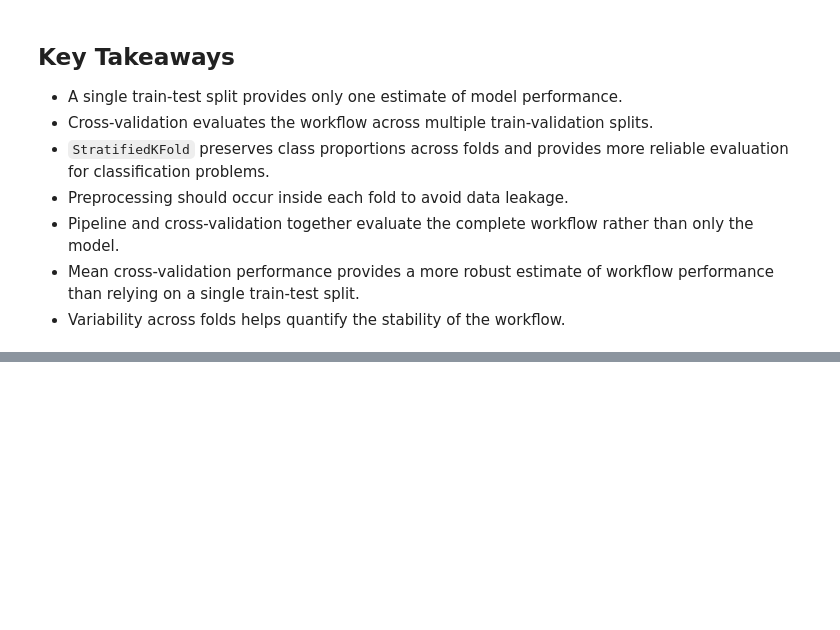
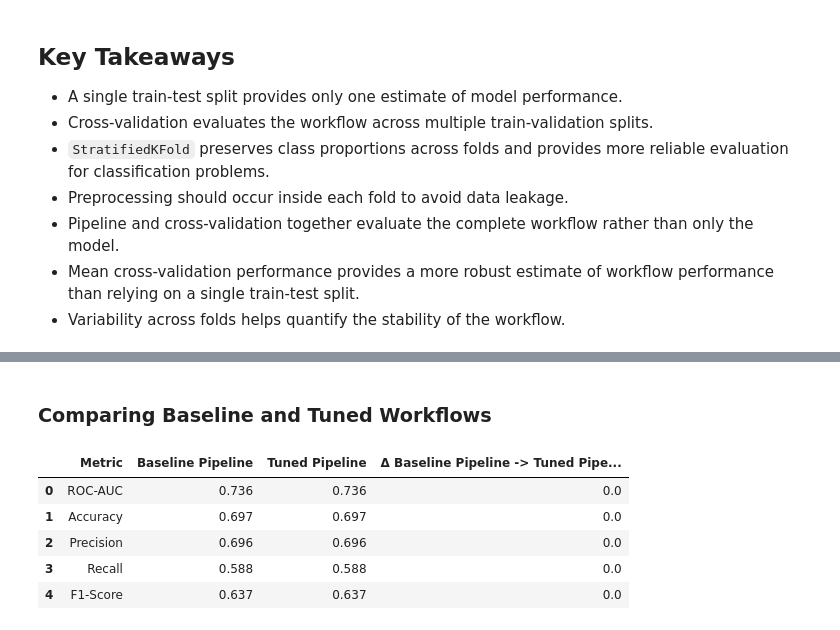
Before and after one commit to AmishaTiwari/ml-model-playbook, a Jupyter notebook: ml_pipelines/ml_pipelines.ipynb, the cells around one changed output, grey strips where cells are left out. Drawn from its saved outputs; the diff is of its cells as text; code cells hidden in the pictures; blank space fills up the shorter version.

```diff
--- a/ml_pipelines/ml_pipelines.ipynb
+++ b/ml_pipelines/ml_pipelines.ipynb
@@ -1108,0 +1242,9 @@ These practices can produce misleading performance estimates and unreliable mode
+# %%
+# Metrics
+lr_pipeline_best_metrics = evaluate_classification_model(
+    y_true=y_test,
+    y_pred=y_pred_lr_pipeline_best,
+    y_prob=y_prob_lr_pipeline_best
+)
+
+lr_pipeline_best_metrics
@@ -1108,0 +1268,19 @@ These practices can produce misleading performance estimates and unreliable mode
+# %% [markdown]
+### Comparing Baseline and Tuned Workflows
+# %%
+workflow_tuning_comparison = compare_classification_metrics(
+    metrics={
+        "Baseline Pipeline": lr_pipeline_baseline_metrics,
+        "Tuned Pipeline": lr_pipeline_best_metrics,
+    },
+    reference="Baseline Pipeline"
+)
+
+workflow_tuning_comparison
+# %% [output]
+|  | Metric | Baseline Pipeline | Tuned Pipeline | Δ Baseline Pipeline -> Tuned Pipe... |
+| 0 | ROC-AUC | 0.736 | 0.736 | 0.0 |
+| 1 | Accuracy | 0.697 | 0.697 | 0.0 |
+| 2 | Precision | 0.696 | 0.696 | 0.0 |
+| 3 | Recall | 0.588 | 0.588 | 0.0 |
+| 4 | F1-Score | 0.637 | 0.637 | 0.0 |
```
Also changed, not shown: parts of 22 cells of this notebook.
